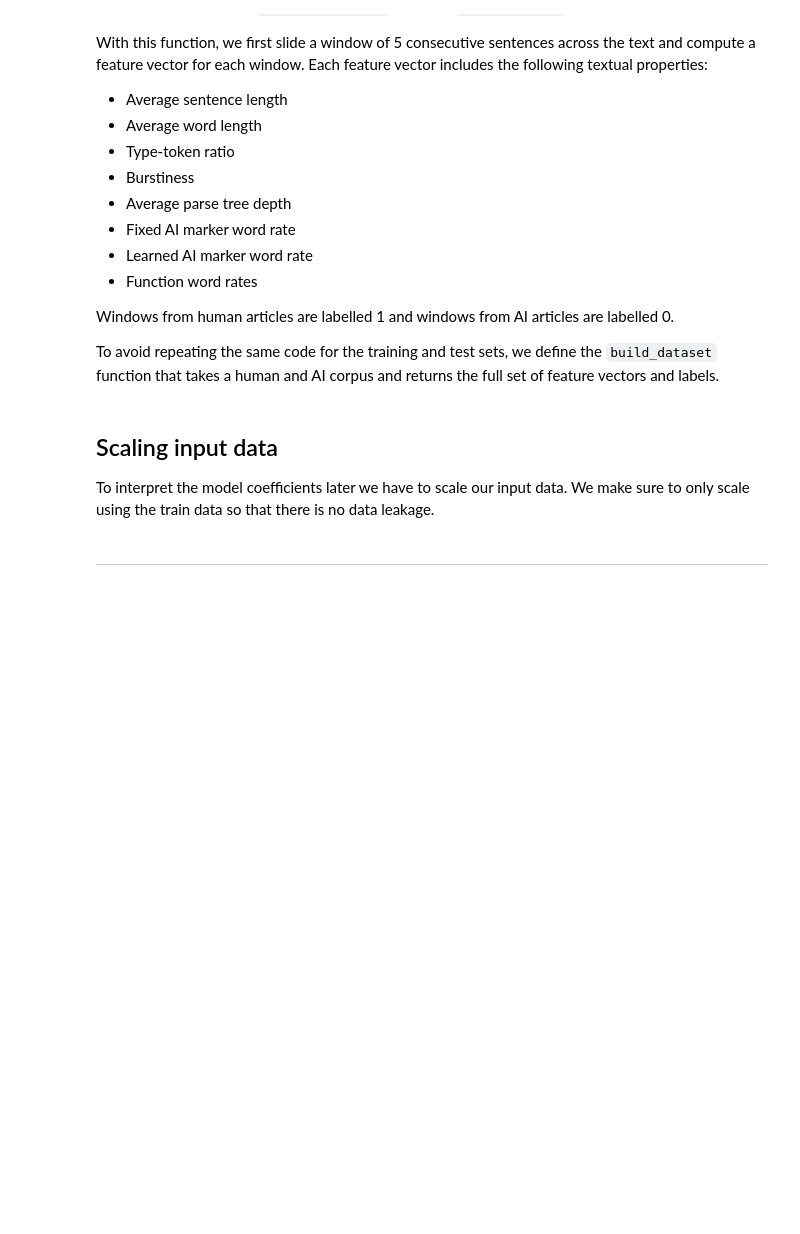
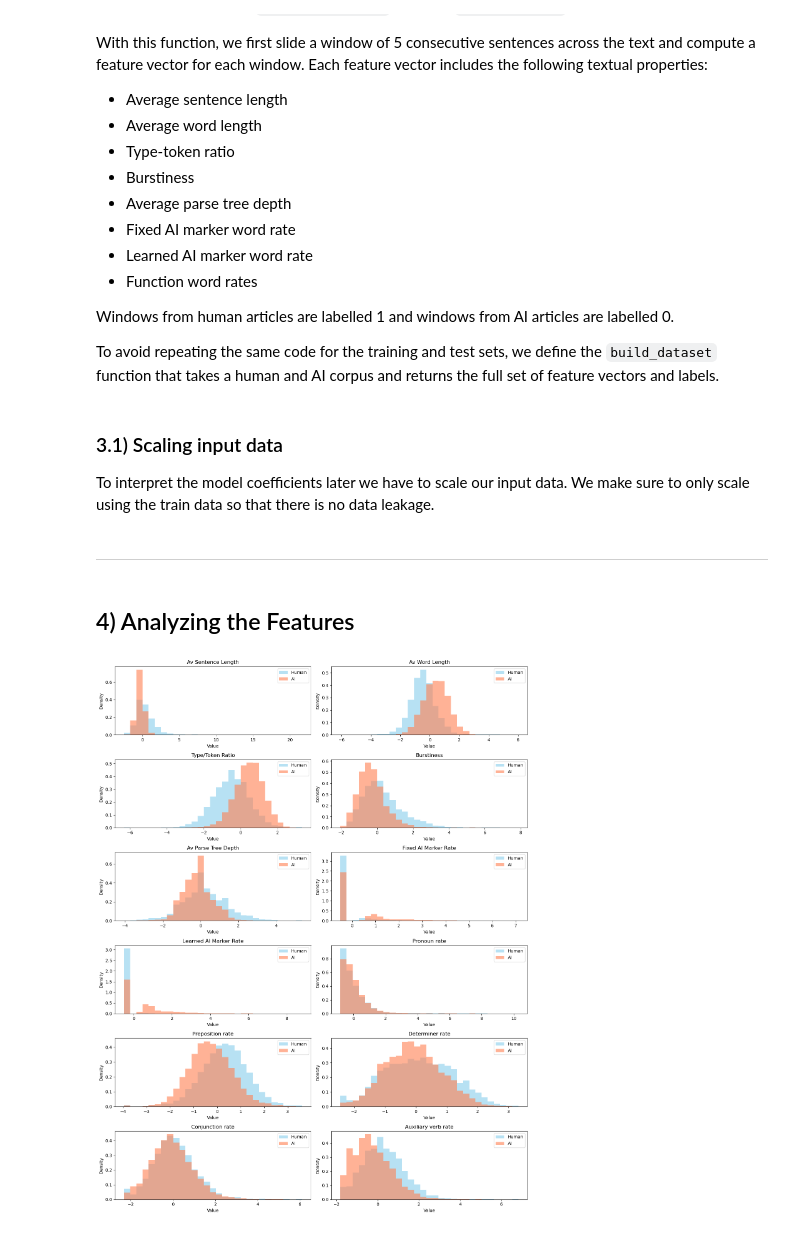
Before and after one commit to wohoef/text_mining, a Jupyter notebook: main.ipynb, the cells around one changed output. Saved outputs shown, nothing was run; the diff lists cells and outputs as text; code cells hidden in the pictures; blank space fills up the shorter version.

Commit message:
Add feature analysis plots to main notebook

```diff
--- a/main.ipynb
+++ b/main.ipynb
@@ -107,7 +107,7 @@ X_test, Y_test = build_dataset(
     ai_excess_words=ai_excess_words,
 )
 # %% [markdown]
-## Scaling input data
+### 3.1) Scaling input data
 To interpret the model coefficients later we have to scale our input data. We make sure to only scale using the train data so that there is no data leakage.
 # %%
 scaler = StandardScaler()
@@ -115,3 +115,5 @@ X_train = scaler.fit_transform(X_train)
 X_test = scaler.transform(X_test)
 # %% [markdown]
 ---
+# %% [markdown]
+## 4) Analyzing the Features
@@ -117,0 +135,28 @@ X_test = scaler.transform(X_test)
+# %%
+X_arr = np.array(X_train)
+Y_arr = np.array(Y_train)
+
+X_human_arr = X_arr[Y_arr == 1]
+X_ai_arr = X_arr[Y_arr == 0]
+
+# Set figure size and flatten axes to access them with "i"
+fig, axes = plt.subplots(6, 2, figsize=(14, 18))
+axes = axes.flatten()
+
+for i, name in enumerate(feature_names):
+    human_values = X_human_arr[:, i]
+    ai_values = X_ai_arr[:, i]
+    bins = np.linspace(min(human_values.min(), ai_values.min()), max(human_values.max(), ai_values.max()), 30)
+    axes[i].hist(human_values, bins=bins, alpha=0.6, label="Human", color="skyblue", density=True)
+    axes[i].hist(ai_values, bins=bins, alpha=0.6, label="AI", color="coral", density=True)
+
+    # Title, axes, legend
+    axes[i].set_title(name)
+    axes[i].set_xlabel("Value")
+    axes[i].set_ylabel("Density")
+    axes[i].legend()
+
+plt.tight_layout()
+plt.show()
+# %% [output]
+[figure, added]
```
Also changed, not shown: parts of 8 cells of this notebook.
